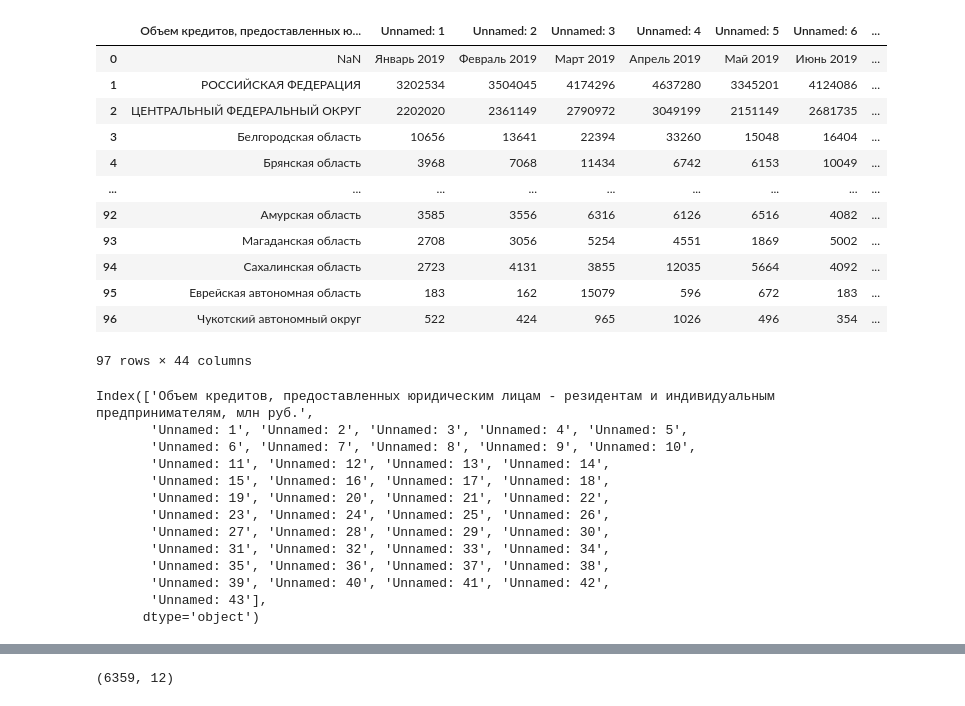
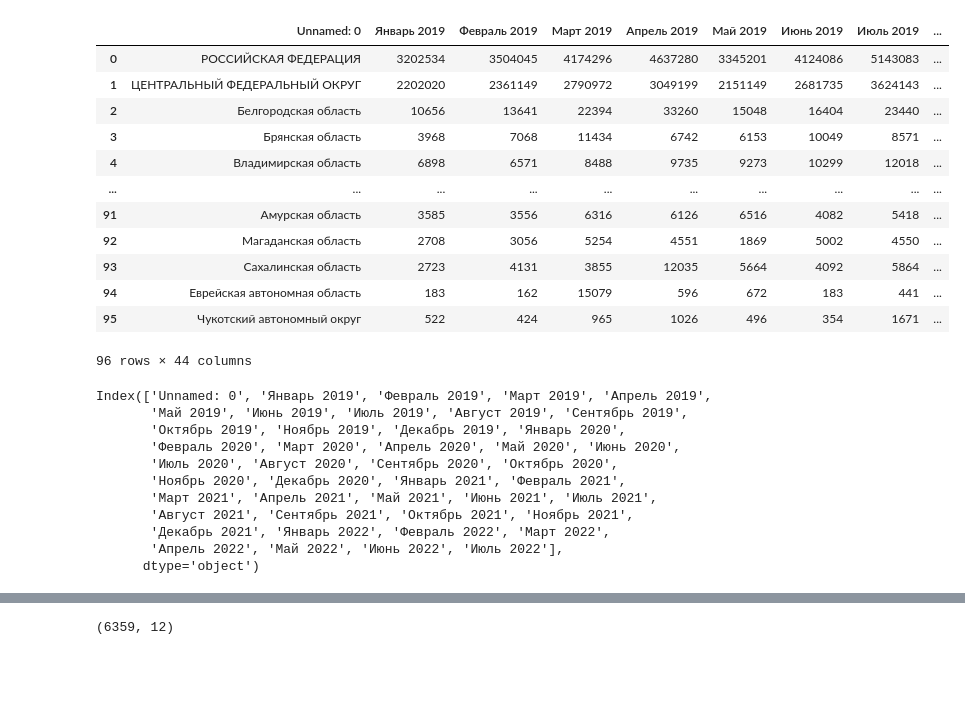
Before and after one commit to lisa2271/Praktika, a Jupyter notebook: praktika.ipynb, the cells around one changed output, grey strips where cells are left out. Drawn from its saved outputs; the diff is of its cells as text; code cells hidden in the pictures; blank space fills up the shorter version.

```diff
--- a/praktika.ipynb
+++ b/praktika.ipynb
@@ -13,37 +13,35 @@ for f in files:
 # %%
 data = pd.concat(dfs)
 # %%
-results = pd.read_excel(r'C:\\Users\\gosti\\Downloads\\Telegram Desktop\\01_04_D_New_loans_subj.xlsx', sheet_name='итого')
+results = pd.read_excel(r'C:\\Users\\gosti\\Downloads\\Telegram Desktop\\01_04_D_New_loans_subj.xlsx', sheet_name='итого', header=1)
 results
 # %% [output]
-|  | Объем кредитов, предоставленных ю... | Unnamed: 1 | Unnamed: 2 | Unnamed: 3 | Unnamed: 4 | Unnamed: 5 | Unnamed: 6 | ... |
-| 0 | NaN | Январь 2019 | Февраль 2019 | Март 2019 | Апрель 2019 | Май 2019 | Июнь 2019 | ... |
-| 1 | РОССИЙСКАЯ ФЕДЕРАЦИЯ | 3202534 | 3504045 | 4174296 | 4637280 | 3345201 | 4124086 | ... |
-| 2 | ЦЕНТРАЛЬНЫЙ ФЕДЕРАЛЬНЫЙ ОКРУГ | 2202020 | 2361149 | 2790972 | 3049199 | 2151149 | 2681735 | ... |
-| 3 | Белгородская область | 10656 | 13641 | 22394 | 33260 | 15048 | 16404 | ... |
-| 4 | Брянская область | 3968 | 7068 | 11434 | 6742 | 6153 | 10049 | ... |
-| ... | ... | ... | ... | ... | ... | ... | ... | ... |
-| 92 | Амурская область | 3585 | 3556 | 6316 | 6126 | 6516 | 4082 | ... |
-| 93 | Магаданская область | 2708 | 3056 | 5254 | 4551 | 1869 | 5002 | ... |
-| 94 | Сахалинская область | 2723 | 4131 | 3855 | 12035 | 5664 | 4092 | ... |
-| 95 | Еврейская автономная область | 183 | 162 | 15079 | 596 | 672 | 183 | ... |
-| 96 | Чукотский автономный округ | 522 | 424 | 965 | 1026 | 496 | 354 | ... |
+|  | Unnamed: 0 | Январь 2019 | Февраль 2019 | Март 2019 | Апрель 2019 | Май 2019 | Июнь 2019 | Июль 2019 | ... |
+| 0 | РОССИЙСКАЯ ФЕДЕРАЦИЯ | 3202534 | 3504045 | 4174296 | 4637280 | 3345201 | 4124086 | 5143083 | ... |
+| 1 | ЦЕНТРАЛЬНЫЙ ФЕДЕРАЛЬНЫЙ ОКРУГ | 2202020 | 2361149 | 2790972 | 3049199 | 2151149 | 2681735 | 3624143 | ... |
+| 2 | Белгородская область | 10656 | 13641 | 22394 | 33260 | 15048 | 16404 | 23440 | ... |
+| 3 | Брянская область | 3968 | 7068 | 11434 | 6742 | 6153 | 10049 | 8571 | ... |
+| 4 | Владимирская область | 6898 | 6571 | 8488 | 9735 | 9273 | 10299 | 12018 | ... |
+| ... | ... | ... | ... | ... | ... | ... | ... | ... | ... |
+| 91 | Амурская область | 3585 | 3556 | 6316 | 6126 | 6516 | 4082 | 5418 | ... |
+| 92 | Магаданская область | 2708 | 3056 | 5254 | 4551 | 1869 | 5002 | 4550 | ... |
+| 93 | Сахалинская область | 2723 | 4131 | 3855 | 12035 | 5664 | 4092 | 5864 | ... |
+| 94 | Еврейская автономная область | 183 | 162 | 15079 | 596 | 672 | 183 | 441 | ... |
+| 95 | Чукотский автономный округ | 522 | 424 | 965 | 1026 | 496 | 354 | 1671 | ... |
-97 rows × 44 columns
+96 rows × 44 columns
 # %%
 results.iloc[1].index
 # %% [output]
-Index(['Объем кредитов, предоставленных юридическим лицам - резидентам и индивидуальным предпринимателям, млн руб.',
-       'Unnamed: 1', 'Unnamed: 2', 'Unnamed: 3', 'Unnamed: 4', 'Unnamed: 5',
-       'Unnamed: 6', 'Unnamed: 7', 'Unnamed: 8', 'Unnamed: 9', 'Unnamed: 10',
-       'Unnamed: 11', 'Unnamed: 12', 'Unnamed: 13', 'Unnamed: 14',
-       'Unnamed: 15', 'Unnamed: 16', 'Unnamed: 17', 'Unnamed: 18',
-       'Unnamed: 19', 'Unnamed: 20', 'Unnamed: 21', 'Unnamed: 22',
-       'Unnamed: 23', 'Unnamed: 24', 'Unnamed: 25', 'Unnamed: 26',
-       'Unnamed: 27', 'Unnamed: 28', 'Unnamed: 29', 'Unnamed: 30',
-       'Unnamed: 31', 'Unnamed: 32', 'Unnamed: 33', 'Unnamed: 34',
-       'Unnamed: 35', 'Unnamed: 36', 'Unnamed: 37', 'Unnamed: 38',
-       'Unnamed: 39', 'Unnamed: 40', 'Unnamed: 41', 'Unnamed: 42',
-       'Unnamed: 43'],
+Index(['Unnamed: 0', 'Январь 2019', 'Февраль 2019', 'Март 2019', 'Апрель 2019',
+       'Май 2019', 'Июнь 2019', 'Июль 2019', 'Август 2019', 'Сентябрь 2019',
+       'Октябрь 2019', 'Ноябрь 2019', 'Декабрь 2019', 'Январь 2020',
+       'Февраль 2020', 'Март 2020', 'Апрель 2020', 'Май 2020', 'Июнь 2020',
+       'Июль 2020', 'Август 2020', 'Сентябрь 2020', 'Октябрь 2020',
+       'Ноябрь 2020', 'Декабрь 2020', 'Январь 2021', 'Февраль 2021',
+       'Март 2021', 'Апрель 2021', 'Май 2021', 'Июнь 2021', 'Июль 2021',
+       'Август 2021', 'Сентябрь 2021', 'Октябрь 2021', 'Ноябрь 2021',
+       'Декабрь 2021', 'Январь 2022', 'Февраль 2022', 'Март 2022',
+       'Апрель 2022', 'Май 2022', 'Июнь 2022', 'Июль 2022'],
       dtype='object')
 # %%
 data.head()
```
Also changed, not shown: parts of 11 cells of this notebook.
